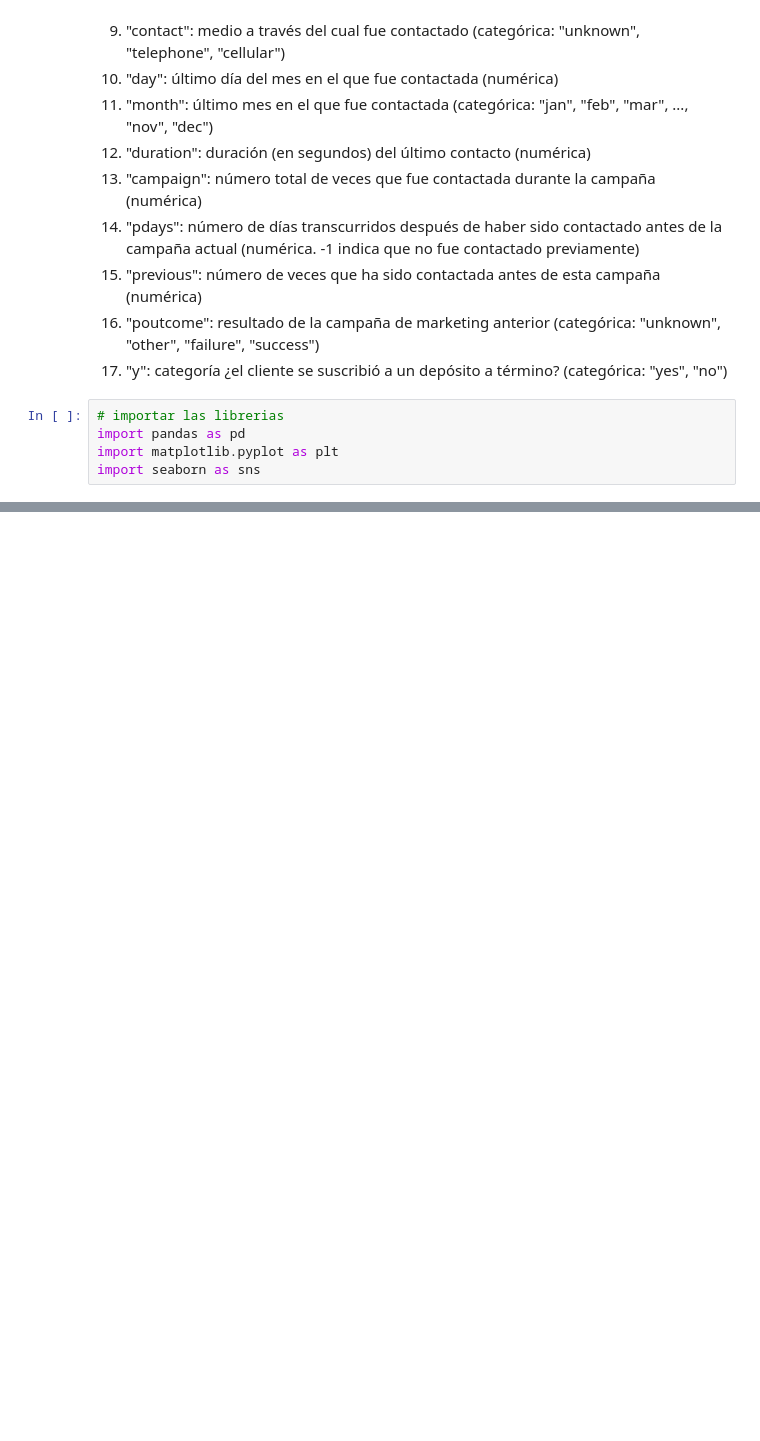
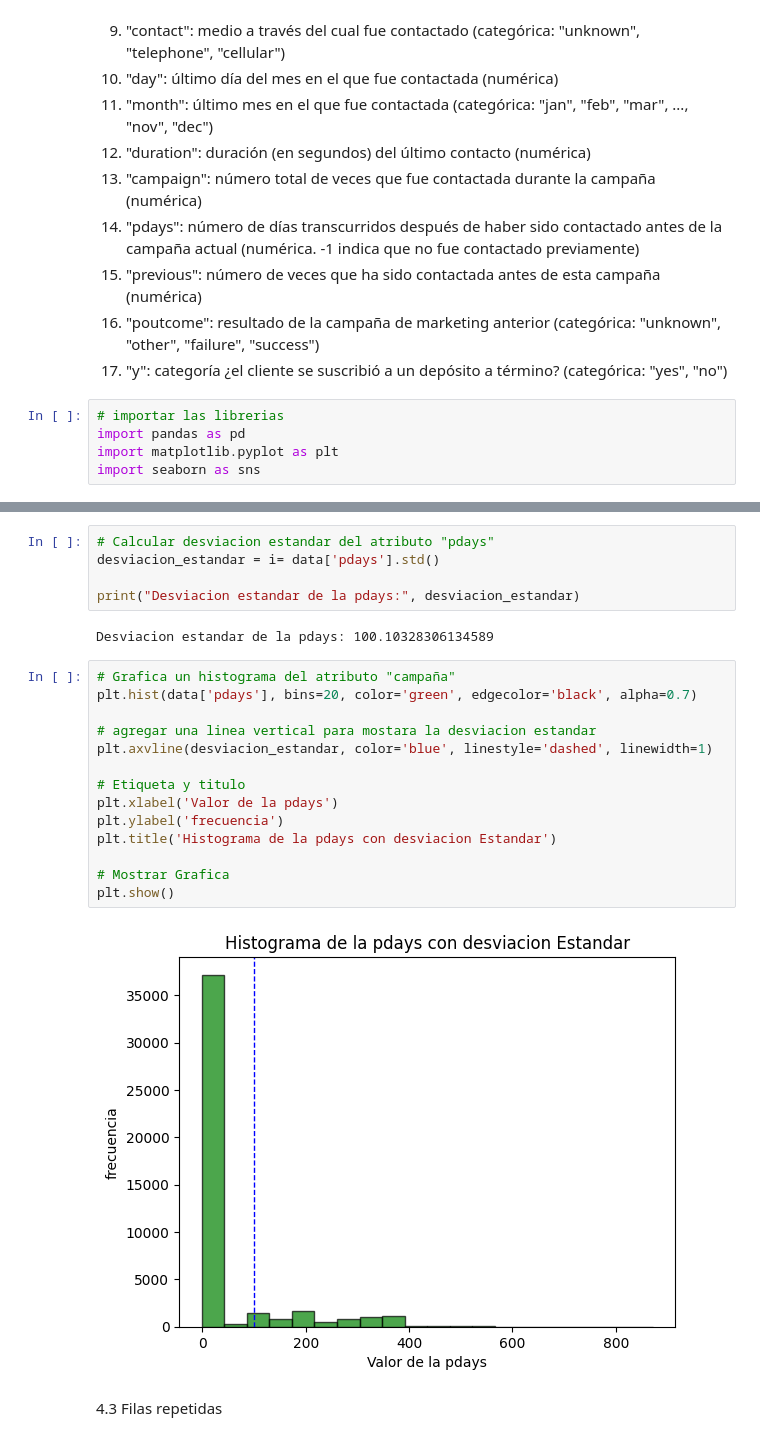
Before and after one commit to hospinabgit/Colab_Tech, a Jupyter notebook: Limpieza_de_Data.ipynb, the cells around one changed output, grey strips where cells are left out. Drawn from its saved outputs; the diff is of its cells as text; blank space fills up the shorter version.

```diff
--- a/Limpieza_de_Data.ipynb
+++ b/Limpieza_de_Data.ipynb
@@ -152,0 +245,25 @@ plt.show()
+# %%
+# Calcular desviacion estandar del atributo "pdays"
+desviacion_estandar = i= data['pdays'].std()
+
+print("Desviacion estandar de la pdays:", desviacion_estandar)
+# %% [output]
+Desviacion estandar de la pdays: 100.10328306134589
+# %%
+# Grafica un histograma del atributo "campaña"
+plt.hist(data['pdays'], bins=20, color='green', edgecolor='black', alpha=0.7)
+
+# agregar una linea vertical para mostara la desviacion estandar
+plt.axvline(desviacion_estandar, color='blue', linestyle='dashed', linewidth=1)
+
+# Etiqueta y titulo
+plt.xlabel('Valor de la pdays')
+plt.ylabel('frecuencia')
+plt.title('Histograma de la pdays con desviacion Estandar')
+
+# Mostrar Grafica
+plt.show()
+# %% [output]
+[figure, added]
+# %% [markdown]
+4.3 Filas repetidas
```
Also changed, not shown: parts of 43 cells of this notebook.
